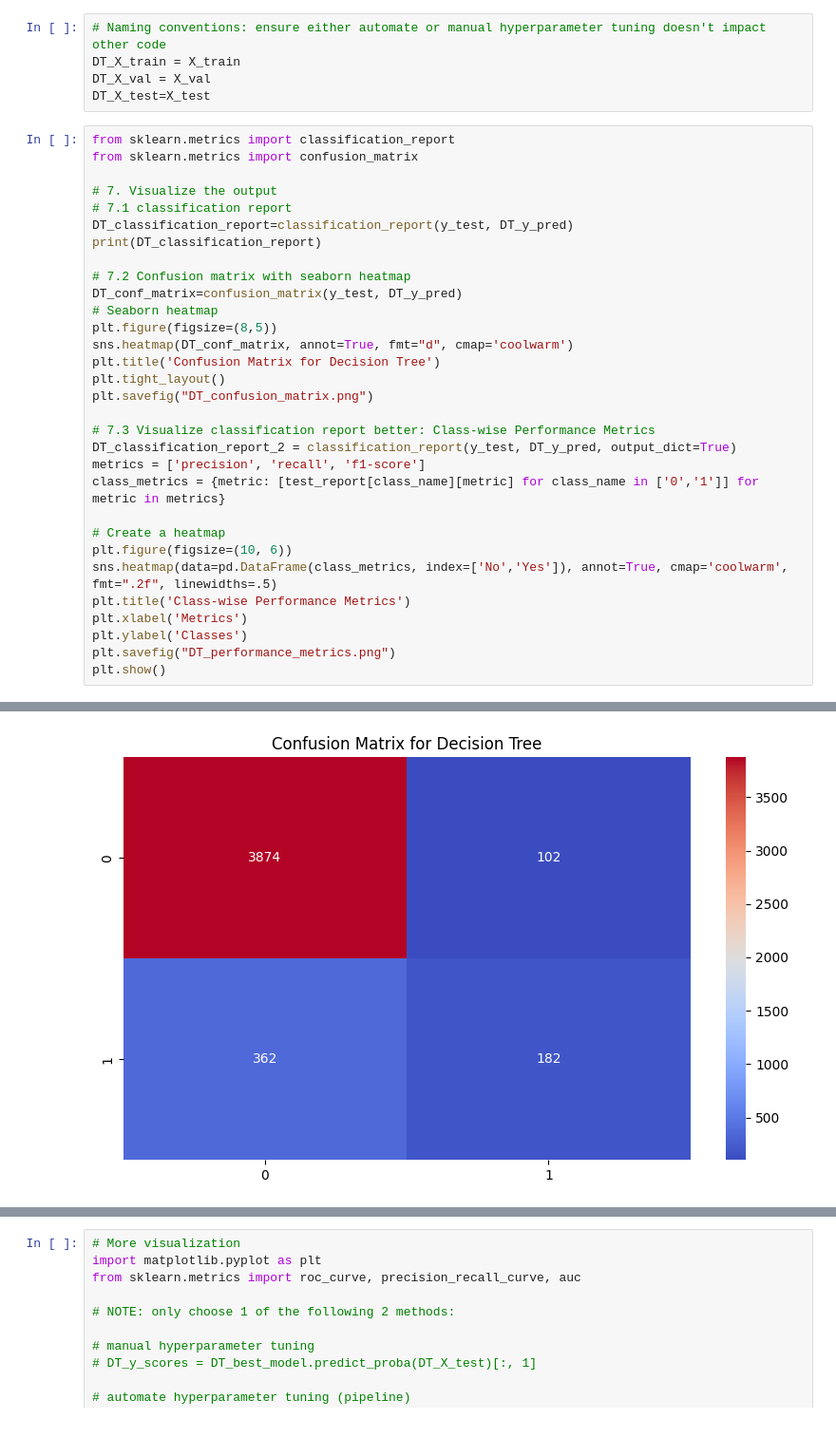
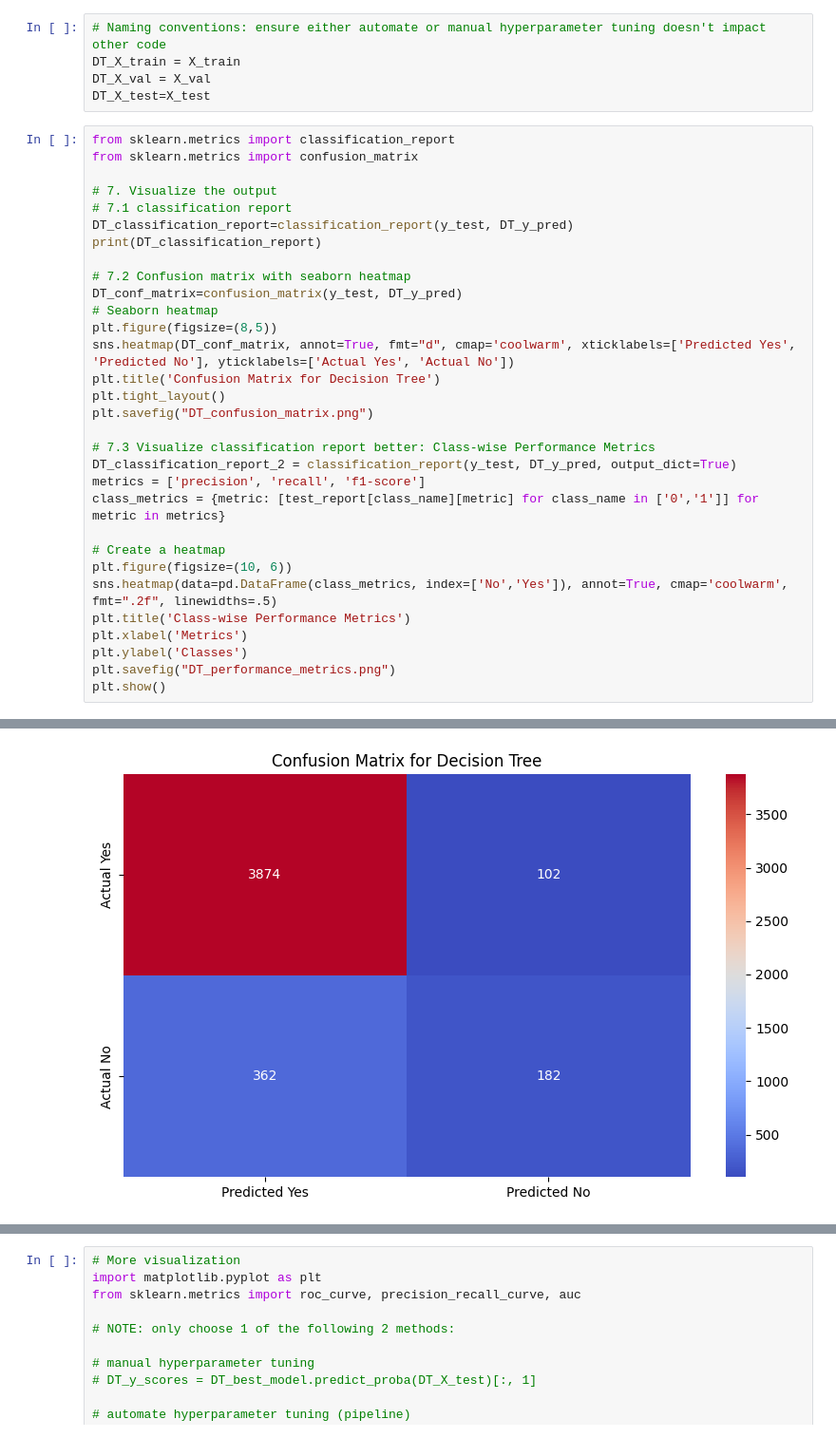
Before and after one commit to Alex-Mak-MCW/Deposit_Subcriptions_Predictions_Project, a Jupyter notebook: Codebase/codebase.ipynb, the cells around one changed output, grey strips where cells are left out. Shown at 95% size. Saved outputs shown, nothing was run; the diff lists cells and outputs as text.

Commit message:
Improve visualize confusion matrix

```diff
--- a/Codebase/codebase.ipynb
+++ b/Codebase/codebase.ipynb
@@ -546,35 +546,35 @@ print(DT_classification_report)
 # 7.2 Confusion matrix with seaborn heatmap
 DT_conf_matrix=confusion_matrix(y_test, DT_y_pred)
 # Seaborn heatmap
 plt.figure(figsize=(8,5))
-sns.heatmap(DT_conf_matrix, annot=True, fmt="d", cmap='coolwarm')
+sns.heatmap(DT_conf_matrix, annot=True, fmt="d", cmap='coolwarm', xticklabels=['Predicted Yes', 'Predicted No'], yticklabels=['Actual Yes', 'Actual No'])
 plt.title('Confusion Matrix for Decision Tree')
 plt.tight_layout()
 plt.savefig("DT_confusion_matrix.png")
 
 # 7.3 Visualize classification report better: Class-wise Performance Metrics
 DT_classification_report_2 = classification_report(y_test, DT_y_pred, output_dict=True)
 metrics = ['precision', 'recall', 'f1-score']
 class_metrics = {metric: [test_report[class_name][metric] for class_name in ['0','1']] for metric in metrics}
 
 # Create a heatmap
 plt.figure(figsize=(10, 6))
 sns.heatmap(data=pd.DataFrame(class_metrics, index=['No','Yes']), annot=True, cmap='coolwarm', fmt=".2f", linewidths=.5)
 plt.title('Class-wise Performance Metrics')
 plt.xlabel('Metrics')
 plt.ylabel('Classes')
 plt.savefig("DT_performance_metrics.png")
 plt.show()
 # %% [output]
               precision    recall  f1-score   support
 
            0       0.91      0.97      0.94      3976
            1       0.64      0.33      0.44       544
 
     accuracy                           0.90      4520
    macro avg       0.78      0.65      0.69      4520
 weighted avg       0.88      0.90      0.88      4520
-[figure, old version]
+[figure, new version]
 [figure]
 # %%
 # More visualization
```
Also changed, not shown: 1 other file.
